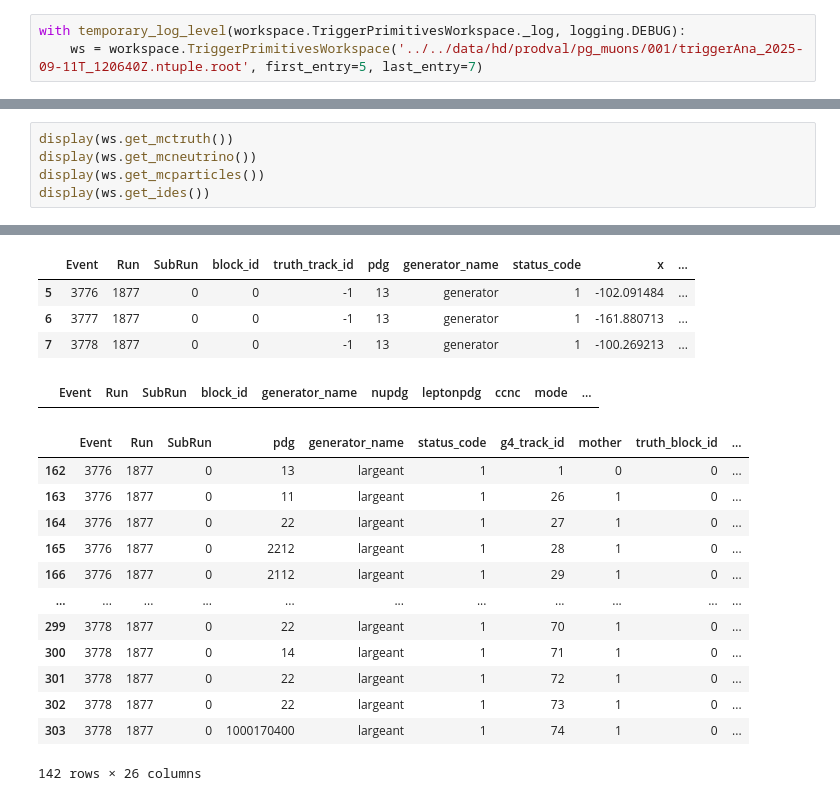
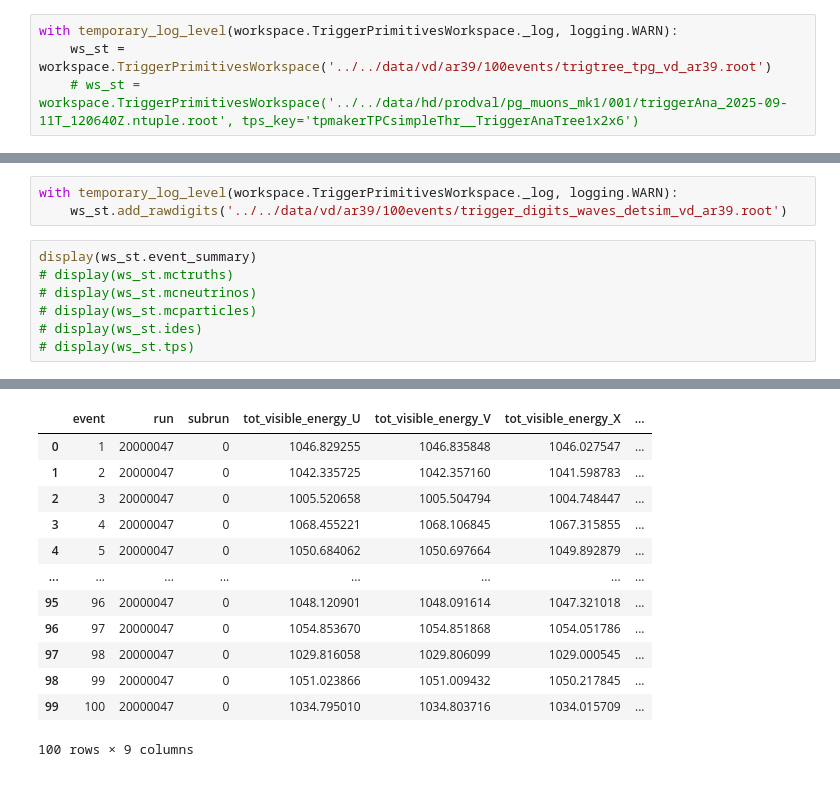
Before and after one commit to alessandrothea/tpvalidator, a Jupyter notebook: notebooks/mcprod/WorkspaceDev.ipynb, the cells around one changed output, grey strips where cells are left out. Drawn from its saved outputs; the diff is of its cells as text.

Commit message:
Moving to official trees

```diff
--- a/notebooks/mcprod/WorkspaceDev.ipynb
+++ b/notebooks/mcprod/WorkspaceDev.ipynb
@@ -16,4 +25,5 @@ logging.basicConfig(datefmt="[%X]", handlers=[RichHandler()])
 # %%
-with temporary_log_level(workspace.TriggerPrimitivesWorkspace._log, logging.DEBUG):
-    ws = workspace.TriggerPrimitivesWorkspace('../../data/hd/prodval/pg_muons/001/triggerAna_2025-09-11T_120640Z.ntuple.root', first_entry=5, last_entry=7)
+with temporary_log_level(workspace.TriggerPrimitivesWorkspace._log, logging.WARN):
+    ws_st = workspace.TriggerPrimitivesWorkspace('../../data/vd/ar39/100events/trigtree_tpg_vd_ar39.root')
+    # ws_st = workspace.TriggerPrimitivesWorkspace('../../data/hd/prodval/pg_muons_mk1/001/triggerAna_2025-09-11T_120640Z.ntuple.root', tps_key='tpmakerTPCsimpleThr__TriggerAnaTree1x2x6')
 # %% [output]
@@ -37,6 +32,11 @@ with temporary_log_level(workspace.TriggerPrimitivesWorkspace._log, logging.DEBU
+# %%
+with temporary_log_level(workspace.TriggerPrimitivesWorkspace._log, logging.WARN):
+    ws_st.add_rawdigits('../../data/vd/ar39/100events/trigger_digits_waves_detsim_vd_ar39.root')
 # %%
-display(ws.get_mctruth())
-display(ws.get_mcneutrino())
-display(ws.get_mcparticles())
-display(ws.get_ides())
+display(ws_st.event_summary)
+# display(ws_st.mctruths)
+# display(ws_st.mcneutrinos)
+# display(ws_st.mcparticles)
+# display(ws_st.ides)
+# display(ws_st.tps)
 # %% [output]
@@ -43,18 +45,13 @@ display(ws.get_ides())
-|  | Event | Run | SubRun | block_id | truth_track_id | pdg | generator_name | status_code | x | ... |
-| 5 | 3776 | 1877 | 0 | 0 | -1 | 13 | generator | 1 | -102.091484 | ... |
-| 6 | 3777 | 1877 | 0 | 0 | -1 | 13 | generator | 1 | -161.880713 | ... |
-| 7 | 3778 | 1877 | 0 | 0 | -1 | 13 | generator | 1 | -100.269213 | ... |
+|  | event | run | subrun | tot_visible_energy_U | tot_visible_energy_V | tot_visible_energy_X | ... |
+| 0 | 1 | 20000047 | 0 | 1046.829255 | 1046.835848 | 1046.027547 | ... |
+| 1 | 2 | 20000047 | 0 | 1042.335725 | 1042.357160 | 1041.598783 | ... |
+| 2 | 3 | 20000047 | 0 | 1005.520658 | 1005.504794 | 1004.748447 | ... |
+| 3 | 4 | 20000047 | 0 | 1068.455221 | 1068.106845 | 1067.315855 | ... |
+| 4 | 5 | 20000047 | 0 | 1050.684062 | 1050.697664 | 1049.892879 | ... |
+| ... | ... | ... | ... | ... | ... | ... | ... |
+| 95 | 96 | 20000047 | 0 | 1048.120901 | 1048.091614 | 1047.321018 | ... |
+| 96 | 97 | 20000047 | 0 | 1054.853670 | 1054.851868 | 1054.051786 | ... |
+| 97 | 98 | 20000047 | 0 | 1029.816058 | 1029.806099 | 1029.000545 | ... |
+| 98 | 99 | 20000047 | 0 | 1051.023866 | 1051.009432 | 1050.217845 | ... |
+| 99 | 100 | 20000047 | 0 | 1034.795010 | 1034.803716 | 1034.015709 | ... |
-|  | Event | Run | SubRun | block_id | generator_name | nupdg | leptonpdg | ccnc | mode | ... |
-|  | Event | Run | SubRun | pdg | generator_name | status_code | g4_track_id | mother | truth_block_id | ... |
-| 162 | 3776 | 1877 | 0 | 13 | largeant | 1 | 1 | 0 | 0 | ... |
-| 163 | 3776 | 1877 | 0 | 11 | largeant | 1 | 26 | 1 | 0 | ... |
-| 164 | 3776 | 1877 | 0 | 22 | largeant | 1 | 27 | 1 | 0 | ... |
-| 165 | 3776 | 1877 | 0 | 2212 | largeant | 1 | 28 | 1 | 0 | ... |
-| 166 | 3776 | 1877 | 0 | 2112 | largeant | 1 | 29 | 1 | 0 | ... |
-| ... | ... | ... | ... | ... | ... | ... | ... | ... | ... | ... |
-| 299 | 3778 | 1877 | 0 | 22 | largeant | 1 | 70 | 1 | 0 | ... |
-| 300 | 3778 | 1877 | 0 | 14 | largeant | 1 | 71 | 1 | 0 | ... |
-| 301 | 3778 | 1877 | 0 | 22 | largeant | 1 | 72 | 1 | 0 | ... |
-| 302 | 3778 | 1877 | 0 | 22 | largeant | 1 | 73 | 1 | 0 | ... |
-| 303 | 3778 | 1877 | 0 | 1000170400 | largeant | 1 | 74 | 1 | 0 | ... |
-142 rows × 26 columns
+100 rows × 9 columns
```
Also changed, not shown: parts of 16 cells of this notebook, 11 other files.
